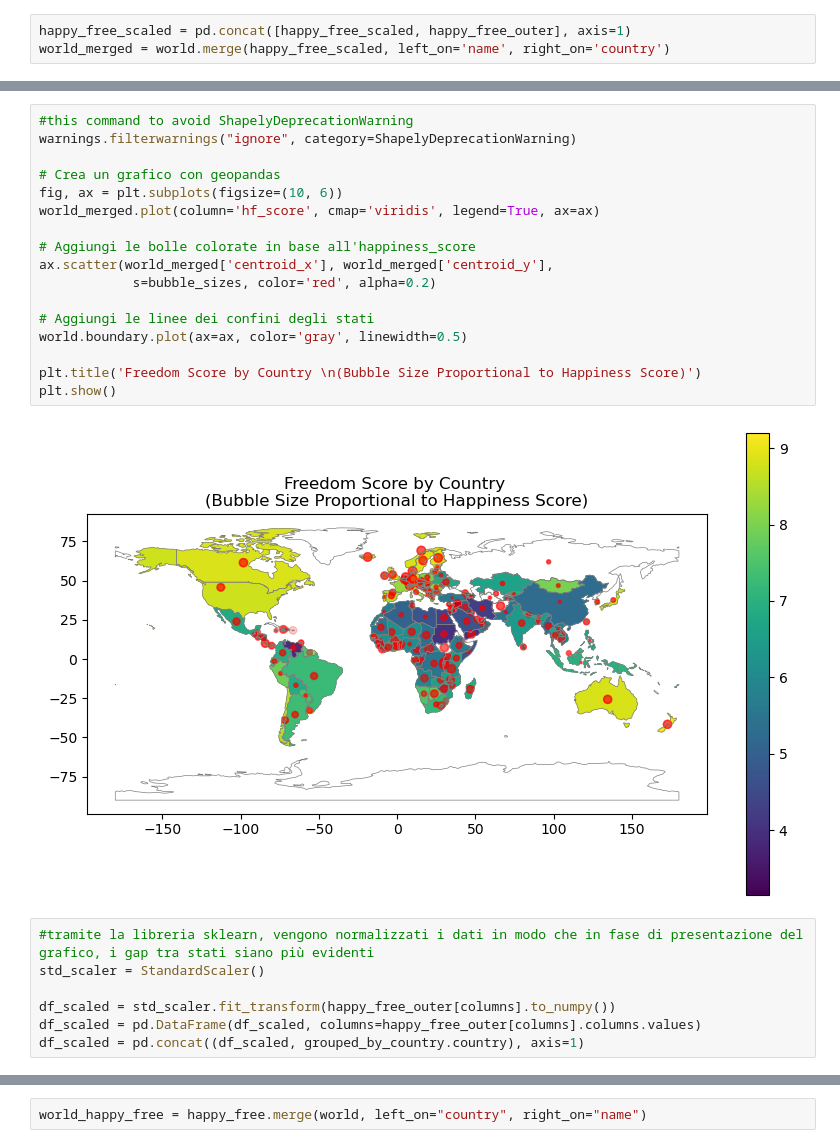
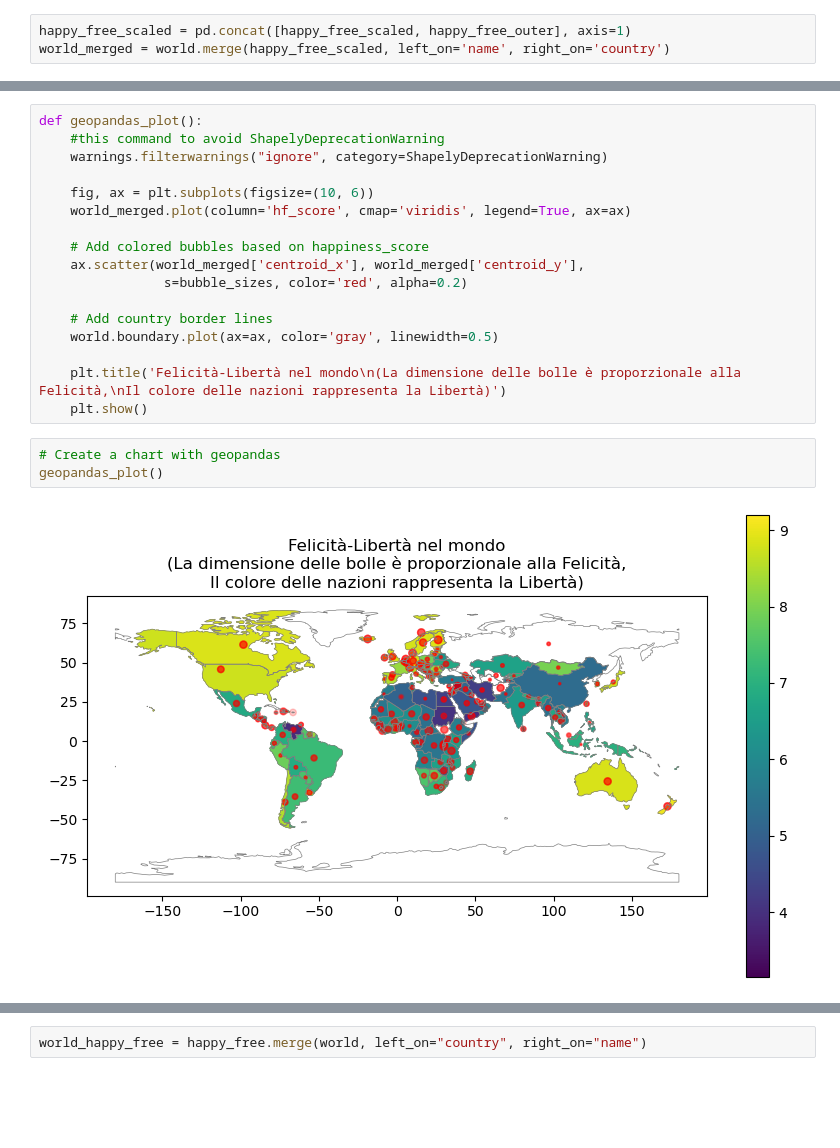
Before and after one commit to lalessia/Happiness-VS-Freedom, a Jupyter notebook: AlessiaProfetaDataVis.ipynb, the cells around one changed output, grey strips where cells are left out. Saved outputs shown, nothing was run; the diff lists cells and outputs as text; blank space fills up the shorter version.

```diff
--- a/AlessiaProfetaDataVis.ipynb
+++ b/AlessiaProfetaDataVis.ipynb
@@ -774,28 +714,24 @@ bubble_sizes = np.abs(world_merged['happiness_score_scaled']) * 20
 # %% [output]
   world_merged['centroid'] = world_merged['geometry'].centroid
+# %%
+def geopandas_plot():
+    #this command to avoid ShapelyDeprecationWarning
+    warnings.filterwarnings("ignore", category=ShapelyDeprecationWarning)
+
+    fig, ax = plt.subplots(figsize=(10, 6))
+    world_merged.plot(column='hf_score', cmap='viridis', legend=True, ax=ax)
+
+    # Add colored bubbles based on happiness_score
+    ax.scatter(world_merged['centroid_x'], world_merged['centroid_y'],
+                s=bubble_sizes, color='red', alpha=0.2)
+
+    # Add country border lines
+    world.boundary.plot(ax=ax, color='gray', linewidth=0.5)
+
+    plt.title('Felicità-Libertà nel mondo\n(La dimensione delle bolle è proporzionale alla Felicità,\nIl colore delle nazioni rappresenta la Libertà)')
+    plt.show()
 # %%
-#this command to avoid ShapelyDeprecationWarning
-warnings.filterwarnings("ignore", category=ShapelyDeprecationWarning)
-
-# Crea un grafico con geopandas
-fig, ax = plt.subplots(figsize=(10, 6))
-world_merged.plot(column='hf_score', cmap='viridis', legend=True, ax=ax)
-
-# Aggiungi le bolle colorate in base all'happiness_score
-ax.scatter(world_merged['centroid_x'], world_merged['centroid_y'],
-            s=bubble_sizes, color='red', alpha=0.2)
-
-# Aggiungi le linee dei confini degli stati
-world.boundary.plot(ax=ax, color='gray', linewidth=0.5)
-
-plt.title('Freedom Score by Country \n(Bubble Size Proportional to Happiness Score)')
-plt.show()
+# Create a chart with geopandas
+geopandas_plot()
 # %% [output]
-[figure, old version]
+[figure, new version]
-# %%
-#tramite la libreria sklearn, vengono normalizzati i dati in modo che in fase di presentazione del grafico, i gap tra stati siano più evidenti
-std_scaler = StandardScaler()
-
-df_scaled = std_scaler.fit_transform(happy_free_outer[columns].to_numpy())
-df_scaled = pd.DataFrame(df_scaled, columns=happy_free_outer[columns].columns.values)
-df_scaled = pd.concat((df_scaled, grouped_by_country.country), axis=1)
```
Also changed, not shown: parts of 63 cells of this notebook.
